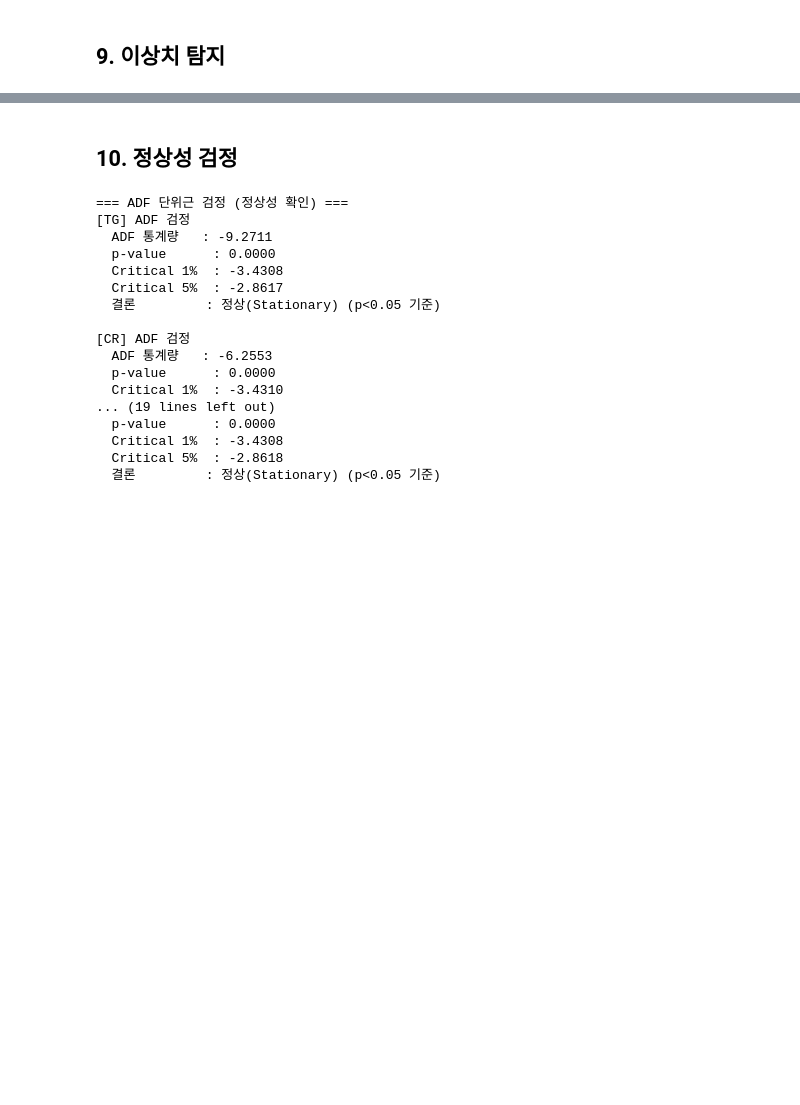
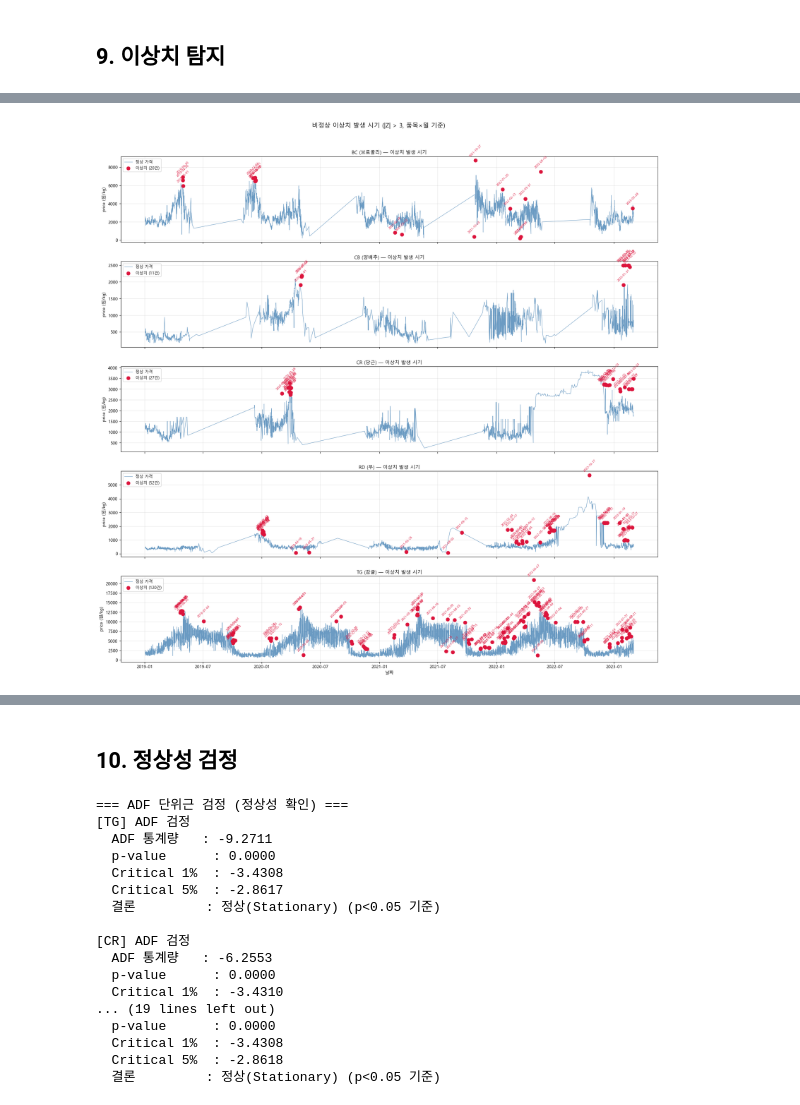
Before and after one commit to chul3224/Tomorrow-Jeju, a Jupyter notebook: shin-wc/EDA.ipynb, the cells around one changed output, grey strips where cells are left out. Cells and saved outputs as stored; diff of their text form; code cells hidden in the pictures; blank space fills up the shorter version.

```diff
--- a/shin-wc/EDA.ipynb
+++ b/shin-wc/EDA.ipynb
@@ -52,13 +63,16 @@ print('라이브러리 로드 완료')
 # DACON에서 다운로드한 파일을 data/ 폴더에 위치시키세요
 import os
 
-DATA_PATH = './data/'
+DATA_PATH = '../data/'
 
-train = pd.read_csv(DATA_PATH + 'train.csv', encoding='utf-8-sig')
-test  = pd.read_csv(DATA_PATH + 'test.csv',  encoding='utf-8-sig')
-sample_submission = pd.read_csv(DATA_PATH + 'sample_submission.csv', encoding='utf-8-sig')
+train_raw = pd.read_csv(DATA_PATH + 'train.csv', encoding='utf-8-sig')
+test_raw  = pd.read_csv(DATA_PATH + 'test.csv',  encoding='utf-8-sig')
 
-print(f'Train shape : {train.shape}')
-print(f'Test  shape : {test.shape}')
-print(f'Submission  : {sample_submission.shape}')
+# ⚠️ 원본 데이터를 보존하기 위해 복사본으로 작업
+train = train_raw.copy()
+test  = test_raw.copy()
+
+print(f'Train shape: {train.shape}')
+print(f'Test  shape: {test.shape}')
+print(f'컬럼 목록: {list(train.columns)}')
 # %% [output]
@@ -1111,0 +1486,53 @@ if date_col and target_col and item_col:
+# %%
+
+# ── 이상치 발생 시기 시각화 ── 언제, 어느 품목에서 발생했는지 확인 ─────
+if date_col and target_col and item_col and 'outlier_idx' in dir():
+    items_sorted = sorted(train_nonzero[item_col].unique())
+    n_items = len(items_sorted)
+    fig, axes = plt.subplots(n_items, 1, figsize=(18, n_items * 3.5), sharex=True)
+
+    item_names_ko = {'TG': '감귤', 'BC': '브로콜리', 'CR': '당근', 'CB': '양배추', 'RD': '무'}
+
+    for i, item in enumerate(items_sorted):
+        ax = axes[i]
+        df_item = train_nonzero[train_nonzero[item_col] == item].sort_values(date_col)
+
+        # 정상값
+        normal = df_item[~df_item.index.isin(outlier_idx)]
+        ax.plot(pd.to_datetime(normal[date_col]), normal[target_col],
+                color='steelblue', linewidth=0.8, alpha=0.8, label='정상 가격')
+
+        # 이상치 — 빨간 점 + 날짜 표시
+        out = df_item[df_item.index.isin(outlier_idx)]
+        if len(out) > 0:
+            ax.scatter(pd.to_datetime(out[date_col]), out[target_col],
+                       color='crimson', zorder=5, s=60, label=f'이상치 ({len(out)}건)')
+            # 날짜 텍스트 표시
+            for _, row in out.iterrows():
+                ax.annotate(
+                    str(row[date_col])[:10],
+                    xy=(pd.to_datetime(row[date_col]), row[target_col]),
+                    xytext=(0, 8), textcoords='offset points',
+                    fontsize=7, color='crimson', ha='center', rotation=45
+                )
+
+        ax.set_title(f'{item} ({item_names_ko.get(item, item)}) — 이상치 발생 시기', fontsize=11)
+        ax.set_ylabel('price (원/kg)')
+        ax.legend(fontsize=9, loc='upper left')
+        ax.grid(True, alpha=0.3)
+
+    axes[-1].set_xlabel('날짜')
+    plt.suptitle('비정상 이상치 발생 시기 (|Z| > 3, 품목×월 기준)', fontsize=14, y=1.01)
+    plt.tight_layout()
+    plt.show()
+
+    # 이상치 목록 출력
+    print('\n=== 이상치 발생 날짜 목록 ===')
+    out_detail = train_nonzero[train_nonzero.index.isin(outlier_idx)][
+        [date_col, item_col, 'corporation', 'location', target_col, 'zscore_monthly']
+    ].sort_values([item_col, date_col])
+    out_detail['zscore_monthly'] = out_detail['zscore_monthly'].round(2)
+    out_detail.columns = ['날짜', '품목', '법인', '지역', '가격(원/kg)', 'Z-score']
+    print(out_detail.to_string(index=False))
+# %% [output]
+[figure, added]
```
Also changed, not shown: parts of 36 cells of this notebook.
